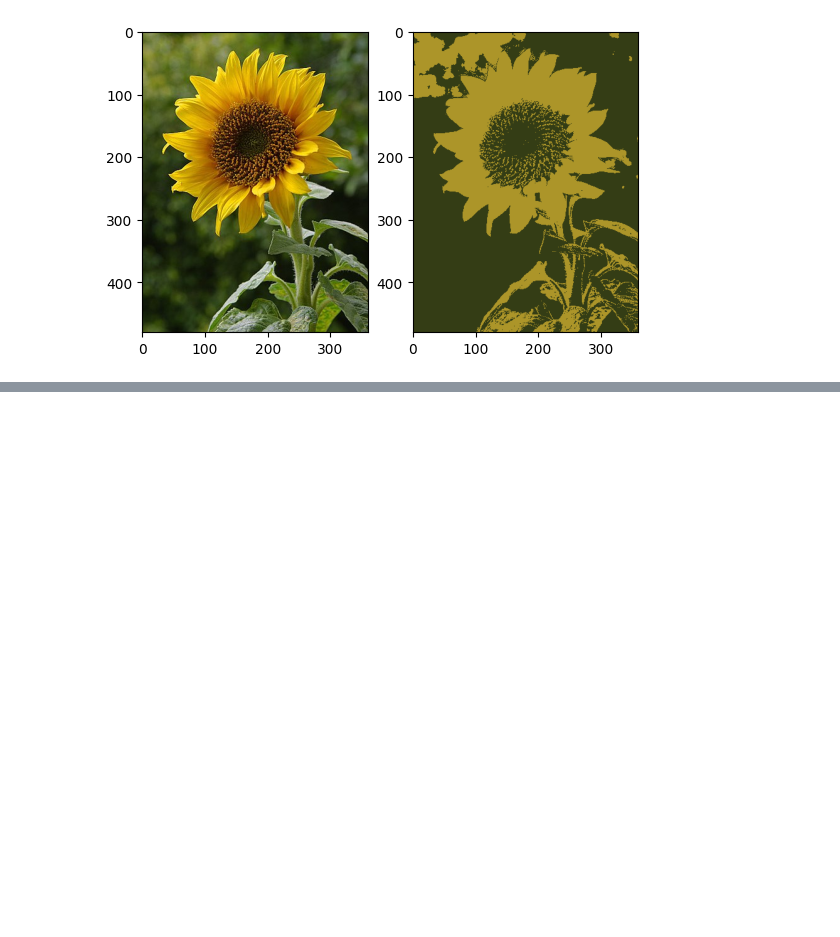
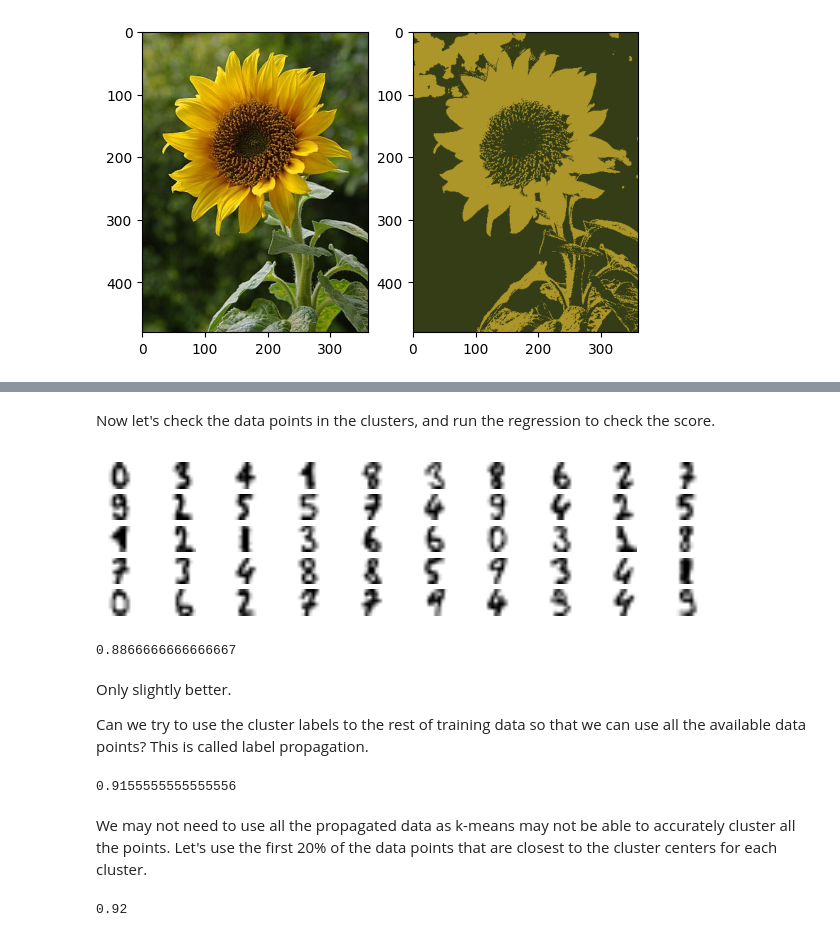
Before and after one commit to YangyangFu/mlax, a Jupyter notebook: 3-kmeans.ipynb, the cells around one changed output, grey strips where cells are left out. Drawn from its saved outputs; the diff is of its cells as text; code cells hidden in the pictures; blank space fills up the shorter version.

Commit message:
update image segementation and semi-supervised learning

```diff
--- a/3-kmeans.ipynb
+++ b/3-kmeans.ipynb
@@ -183,0 +186,6 @@ plt.imshow(img_segmented)
+# %%
+from sklearn.datasets import load_digits
+from sklearn.model_selection import train_test_split
+
+X_digits, y_digits = load_digits(return_X_y=True)
+X_train, X_test, y_train, y_test = train_test_split(X_digits, y_digits, test_size=0.25, random_state=0)
@@ -183,0 +217,71 @@ plt.imshow(img_segmented)
+# %%
+from sklearn.cluster import KMeans
+k = 50
+kmeans = KMeans(n_clusters=k, random_state=42)
+X_digit_dist = kmeans.fit_transform(X_train) # distrance to each centroid
+
+# find the closest datapoint to each centroid
+idx = np.argmin(X_digit_dist, axis=0)
+
+# get the data points that are closest to each centroid
+X_representive_digits = X_train[idx]
+
+# we can reuse exsiting labels or manually assign labels
+y_presentive_labels = y_train[idx]
+# %% [markdown]
+Now let's check the data points in the clusters, and run the regression to check the score.
+# %%
+plt.figure(figsize=(8,2))
+for index, digit in enumerate(X_representive_digits):
+    plt.subplot(k//10, 10, index+1)
+    plt.imshow(digit.reshape(8, 8), cmap="binary", interpolation="bilinear")
+    plt.axis("off")
+
+plt.show()
+# %% [output]
+[figure, added]
+# %%
+log_reg = LogisticRegression(multi_class="ovr", max_iter=1000, random_state=42)
+log_reg.fit(X_representive_digits, y_presentive_labels)
+log_reg.score(X_test, y_test)
+# %% [output]
+0.8866666666666667
+# %% [markdown]
+Only slightly better.
+
+Can we try to use the cluster labels to the rest of training data so that we can use all the available data points? This is called label propagation.
+# %%
+y_train_propagated = np.empty(len(X_train), dtype=np.int32)
+for i in range(k):
+    y_train_propagated[kmeans.labels_==i] = y_presentive_labels[i]
+
+log_reg = LogisticRegression(multi_class="ovr", max_iter=1000, random_state=42)
+log_reg.fit(X_train, y_train_propagated)
+log_reg.score(X_test, y_test)
+# %% [output]
+0.9155555555555556
+# %% [markdown]
+We may not need to use all the propagated data as k-means may not be able to accurately cluster all the points.
+Let's use the first 20% of the data points that are closest to the cluster centers for each cluster.
+# %%
+percentile_closest = 20
+
+X_cluster_dist = X_digit_dist[np.arange(len(X_train)), kmeans.labels_]
+
+for i in range(k):
+    in_cluster = (kmeans.labels_ == i)
+    cluster_dist = X_cluster_dist[in_cluster] # all samples in current cluster
+    cutoff_distance = np.percentile(cluster_dist, percentile_closest) # find the 20% percentile
+    above_cutoff = (X_cluster_dist > cutoff_distance) #
+    X_cluster_dist[in_cluster & above_cutoff] = -1 # set the distance to -1 for samples that are far away from the centroid
+
+partially_propagated = (X_cluster_dist != -1)
+X_train_partially_propagated = X_train[partially_propagated]
+y_train_partially_propagated = y_train_propagated[partially_propagated]
+
+# regression
+log_reg = LogisticRegression(multi_class="ovr", max_iter=1000, random_state=42)
+log_reg.fit(X_train_partially_propagated, y_train_partially_propagated)
+log_reg.score(X_test, y_test)
+# %% [output]
+0.92
```
Also changed, not shown: parts of 5 cells of this notebook.
